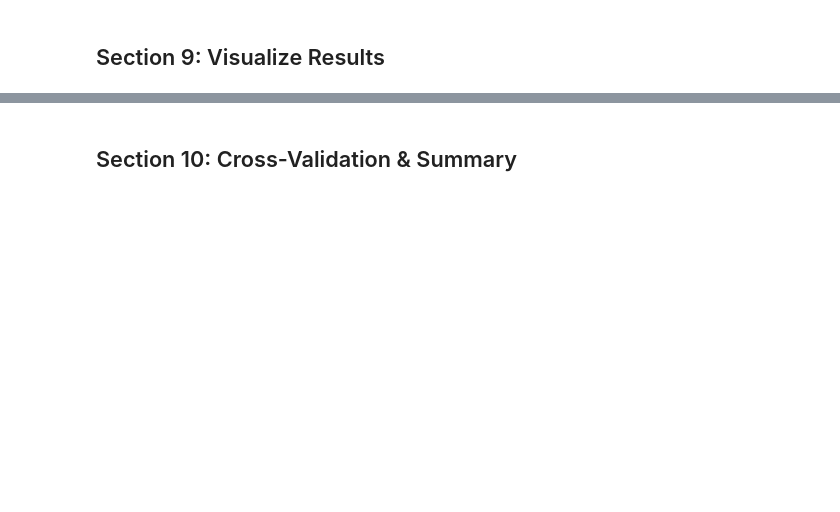
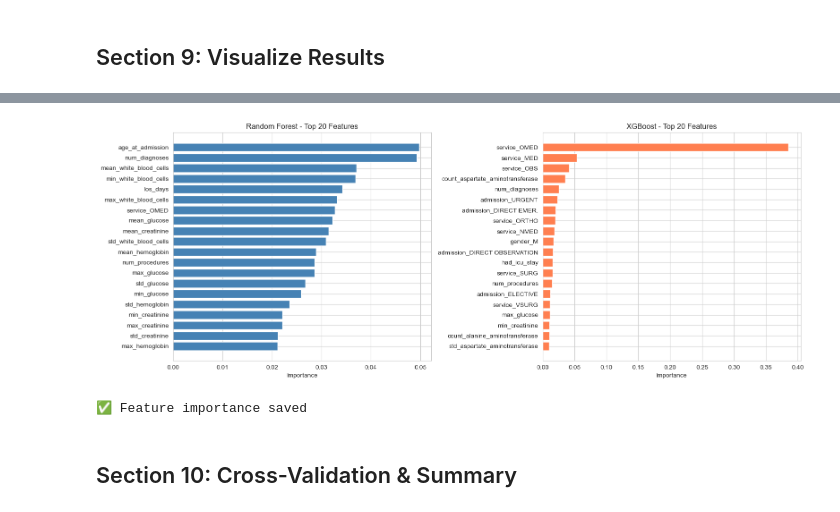
Before and after one commit to OhmaAllen/compsci526-project, a Jupyter notebook: yuchen_testing/baseline_models.ipynb, the cells around one changed output, grey strips where cells are left out. Drawn from its saved outputs; the diff is of its cells as text; code cells hidden in the pictures; blank space fills up the shorter version.

```diff
--- a/yuchen_testing/baseline_models.ipynb
+++ b/yuchen_testing/baseline_models.ipynb
@@ -233,39 +321,42 @@ print("✅ Metrics heatmap saved")
 # %%
-# Feature Importance
+# Feature Importance (仅限支持的模型)
 fig, axes = plt.subplots(1, 2, figsize=(16, 6))
 
 # Random Forest
 rf_model = results['Random Forest']['model']
 fi_rf = pd.DataFrame({
     'feature': X_train.columns,
     'importance': rf_model.feature_importances_
 }).sort_values('importance', ascending=False).head(20)
 
 axes[0].barh(range(len(fi_rf)), fi_rf['importance'], color='steelblue')
 axes[0].set_yticks(range(len(fi_rf)))
 axes[0].set_yticklabels(fi_rf['feature'])
 axes[0].set_xlabel('Importance')
-axes[0].set_title('Random Forest - Top 20')
+axes[0].set_title('Random Forest - Top 20 Features')
 axes[0].invert_yaxis()
 
-# Gradient Boosting
-gb_model = results['Gradient Boosting']['model']
-fi_gb = pd.DataFrame({
+# XGBoost
+xgb_model = results['XGBoost']['model']
+fi_xgb = pd.DataFrame({
     'feature': X_train.columns,
-    'importance': gb_model.feature_importances_
+    'importance': xgb_model.feature_importances_
 }).sort_values('importance', ascending=False).head(20)
 
-axes[1].barh(range(len(fi_gb)), fi_gb['importance'], color='coral')
-axes[1].set_yticks(range(len(fi_gb)))
-axes[1].set_yticklabels(fi_gb['feature'])
+axes[1].barh(range(len(fi_xgb)), fi_xgb['importance'], color='coral')
+axes[1].set_yticks(range(len(fi_xgb)))
+axes[1].set_yticklabels(fi_xgb['feature'])
 axes[1].set_xlabel('Importance')
-axes[1].set_title('Gradient Boosting - Top 20')
+axes[1].set_title('XGBoost - Top 20 Features')
 axes[1].invert_yaxis()
 
 plt.tight_layout()
 plt.savefig(os.path.join(data_dir, 'feature_importance.png'), dpi=300, bbox_inches='tight')
 plt.show()
 print("✅ Feature importance saved")
+# %% [output]
+[figure, added]
+✅ Feature importance saved
 # %% [markdown]
 ## Section 10: Cross-Validation & Summary
 # %%
```
Also changed, not shown: parts of 24 cells of this notebook, 1 other file.
